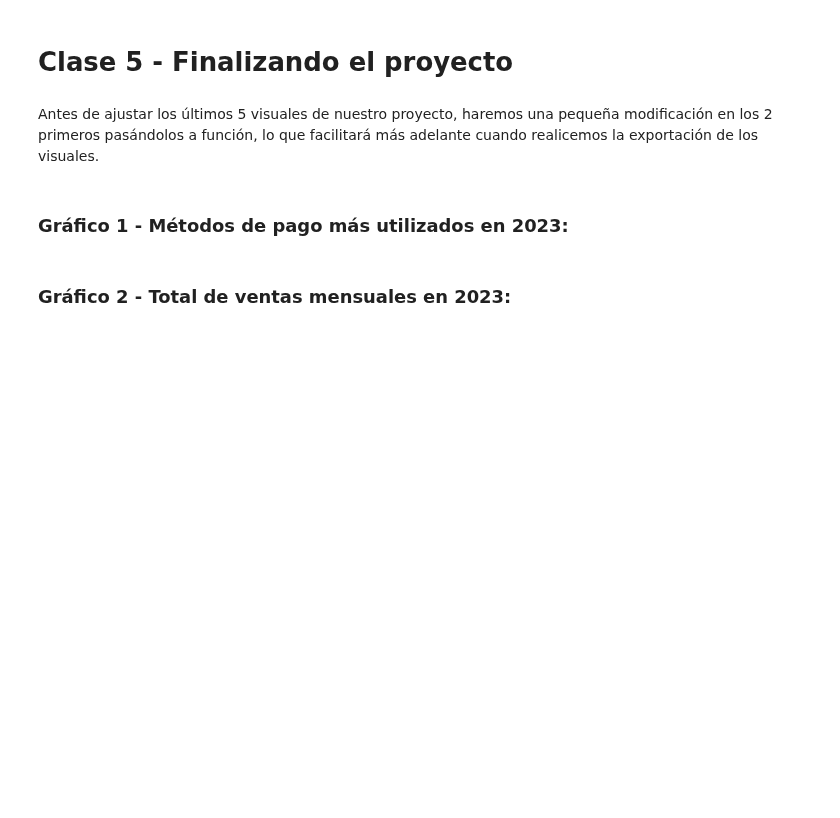
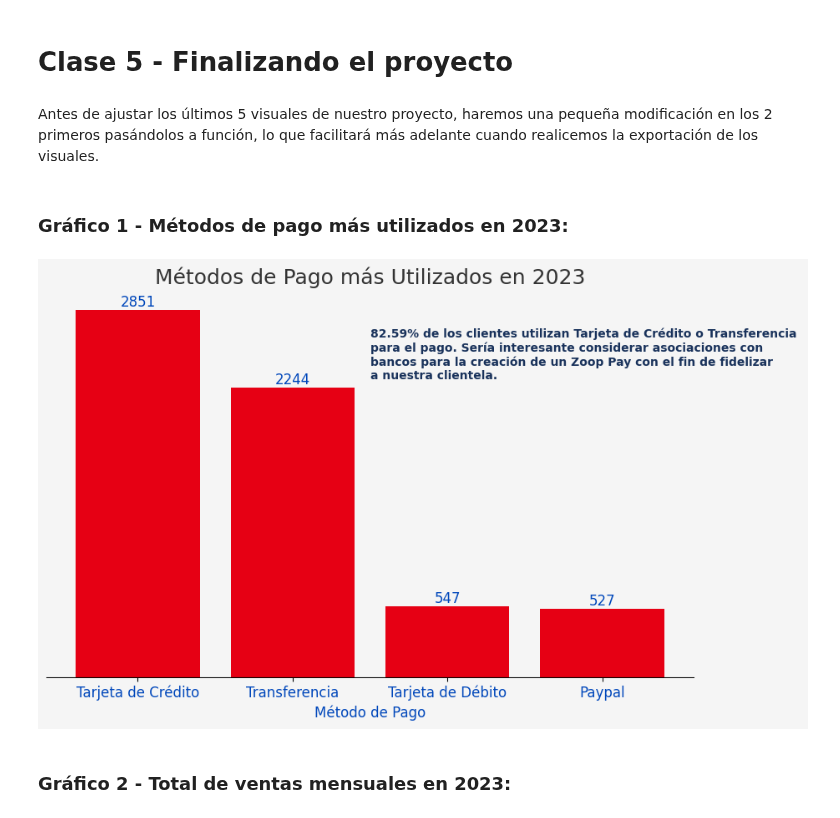
Before and after one commit to Monica-Restrepo/clases-programacion, a Jupyter notebook: ia_aplicada_a_ciencia_de_datos.ipynb, the cells around one changed output. Drawn from its saved outputs; the diff is of its cells as text; code cells hidden in the pictures; blank space fills up the shorter version.

```diff
--- a/ia_aplicada_a_ciencia_de_datos.ipynb
+++ b/ia_aplicada_a_ciencia_de_datos.ipynb
@@ -1451,2 +1506,6 @@ Antes de ajustar los últimos 5 visuales de nuestro proyecto, haremos una peque
+# %%
+metodo_pago().show()
+# %% [output]
+[figure, added]
 # %% [markdown]
 ### **Gráfico 2 - Total de ventas mensuales en 2023:**
```
Also changed, not shown: parts of 20 cells of this notebook.
